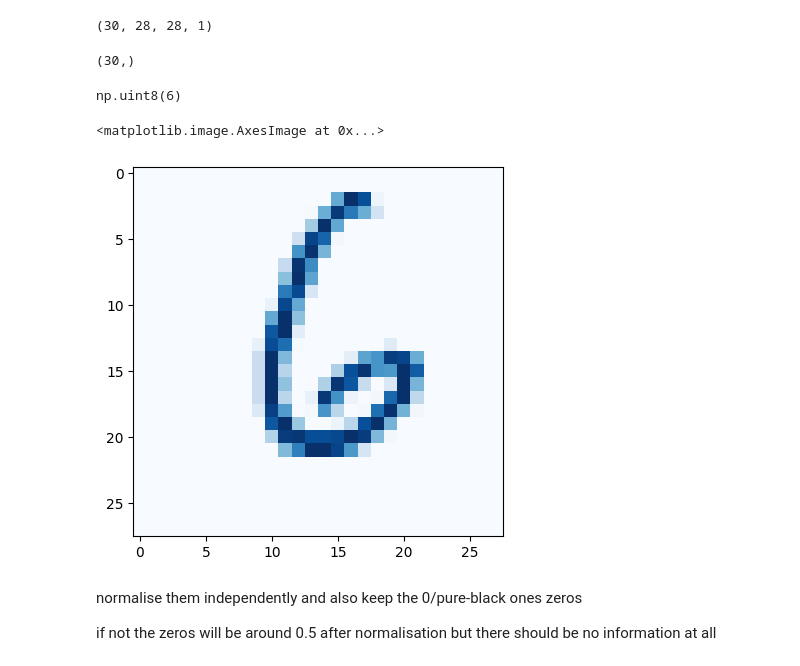
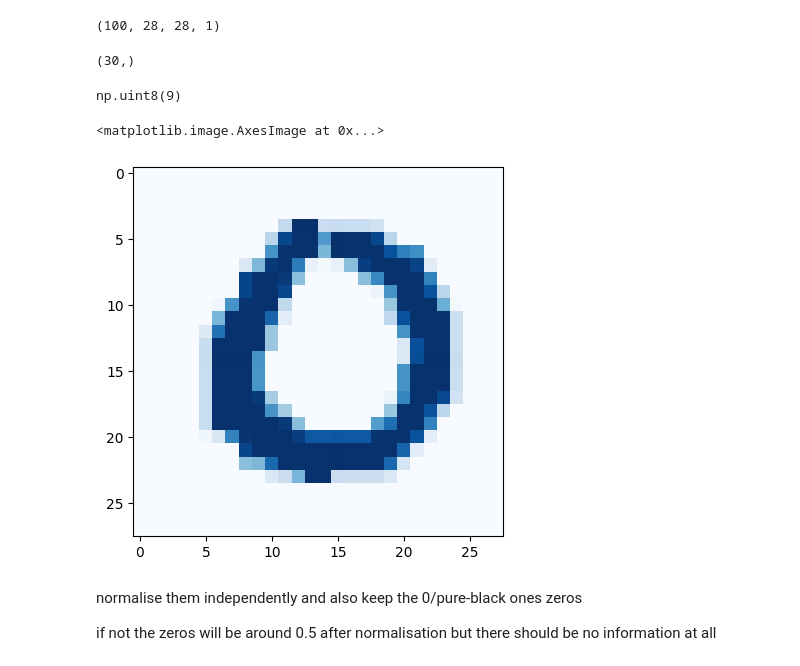
Before and after one commit to hhsherlock/Spiking_NN, a Jupyter notebook: datasets/gabor_binary/gabor_binay.ipynb, the cells around one changed output. Drawn from its saved outputs; the diff is of its cells as text; code cells hidden in the pictures.

```diff
--- a/datasets/gabor_binary/gabor_binay.ipynb
+++ b/datasets/gabor_binary/gabor_binay.ipynb
@@ -21,10 +21,10 @@ x_test = x_test.astype(np.float32) / 255.0
 x_train = np.expand_dims(x_train, -1)
 x_test = np.expand_dims(x_test, -1)
 
-x_train = x_train[30:60]
-y_train = y_train[30:60]
+x_train = x_train[200:300]
+y_train = y_train[200:300]
 
 dict = {'imgs': x_train, 'tag': y_train}
 
-with open("datasets/mnst_30_second.pkl", "wb") as f:
+with open("datasets/mnst_30_hunni_200-300.pkl", "wb") as f:
     pickle.dump(dict, f)
@@ -31,5 +35,5 @@ with open("datasets/mnst_30_second.pkl", "wb") as f:
 # %%
-with open("datasets/mnst_30_second.pkl", "rb") as f:
+with open("datasets/mnst_30_hunni_200-300.pkl", "rb") as f:
     imgs = pickle.load(f)
 # %%
 x = imgs["imgs"]
@@ -37,20 +41,20 @@ y = imgs["tag"]
 # %%
 x.shape
 # %% [output]
-(30, 28, 28, 1)
+(100, 28, 28, 1)
 # %%
 y.shape
 # %% [output]
 (30,)
 # %%
-y[2]
+y[24]
 # %% [output]
-np.uint8(6)
+np.uint8(9)
 # %%
-plt.imshow(x[2,:,:,:], cmap='Blues')
+plt.imshow(x[83,:,:,:], cmap='Blues')
 # %% [output]
 <matplotlib.image.AxesImage at 0x...>
-[figure, old version]
+[figure, new version]
 # %% [markdown]
 normalise them independently and also keep the 0/pure-black ones zeros
 
```
Also changed, not shown: parts of 11 cells of this notebook, 8 other files.
